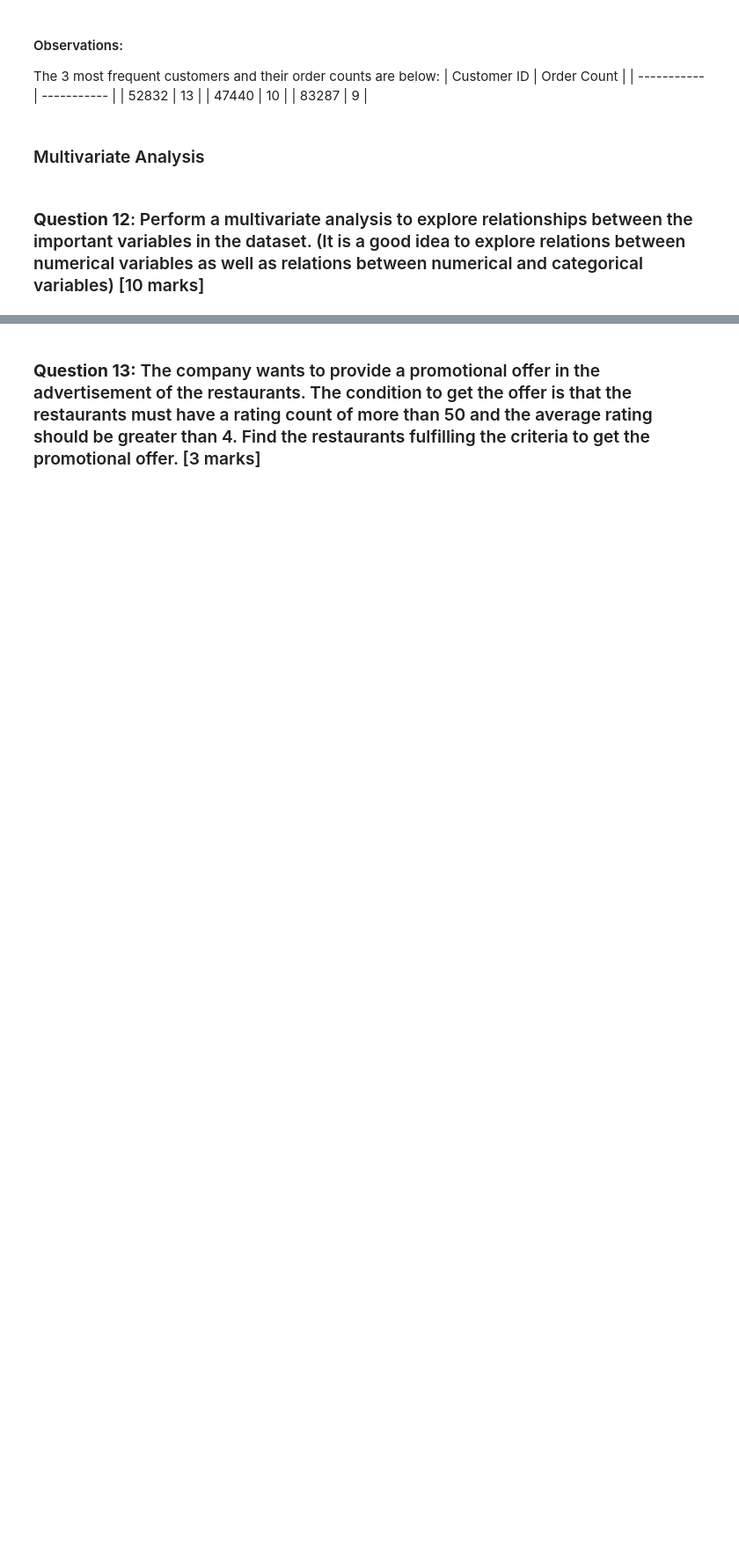
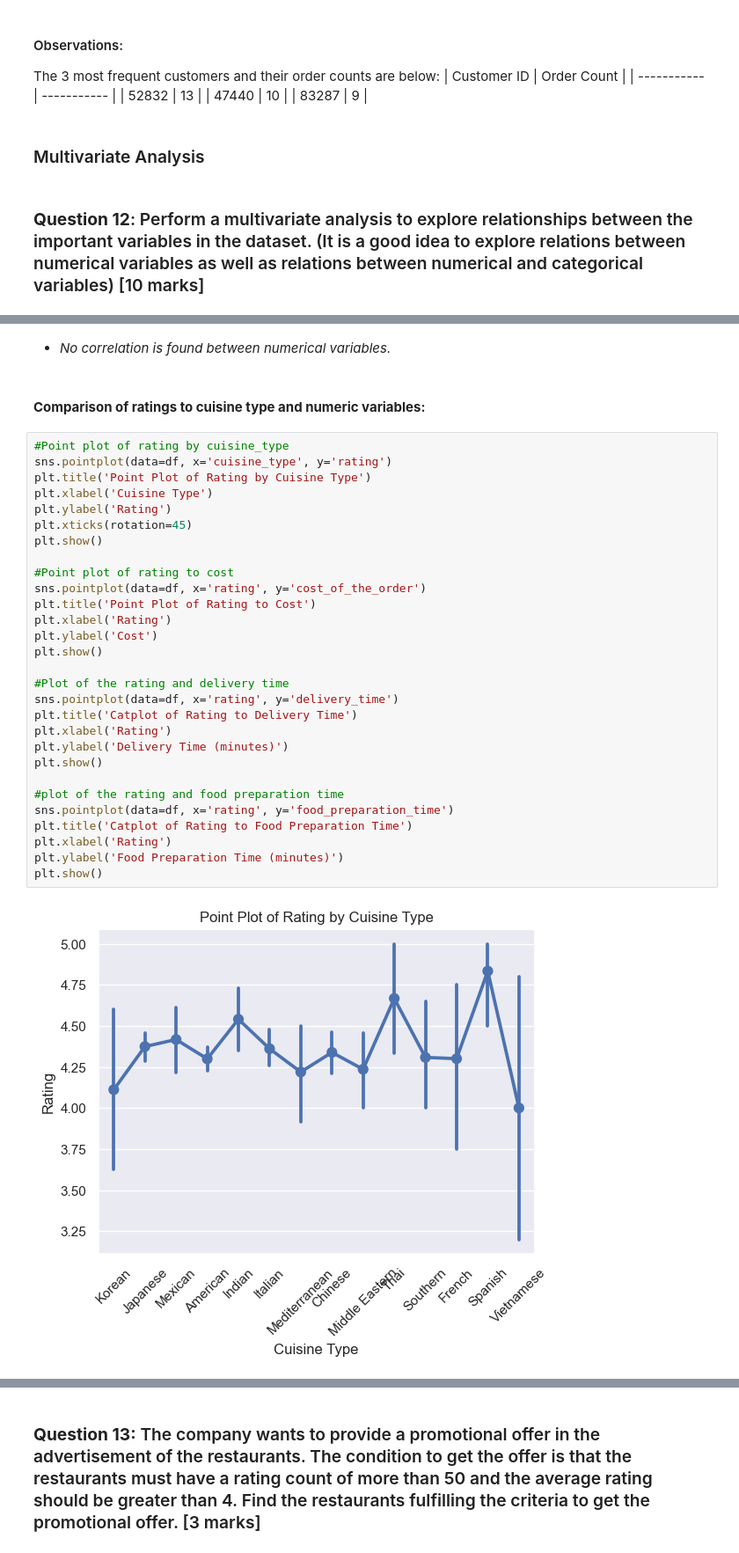
Before and after one commit to jsomerville/PGP-AI-ML-BA-UTA-JS, a Jupyter notebook: Project 1-Python Foundations/PYF_Project_LearnerNotebook_FullCode.ipynb, the cells around one changed output, grey strips where cells are left out. Shown at 88% size. Saved outputs shown, nothing was run; the diff lists cells and outputs as text; blank space fills up the shorter version.

```diff
--- a/Project 1-Python Foundations/PYF_Project_LearnerNotebook_FullCode.ipynb
+++ b/Project 1-Python Foundations/PYF_Project_LearnerNotebook_FullCode.ipynb
@@ -412,0 +417,35 @@ plt.show() """
+# %% [markdown]
+- *No correlation is found between numerical variables.*
+# %% [markdown]
+#### **Comparison of ratings to cuisine type and numeric variables:**
+# %%
+#Point plot of rating by cuisine_type
+sns.pointplot(data=df, x='cuisine_type', y='rating')
+plt.title('Point Plot of Rating by Cuisine Type')
+plt.xlabel('Cuisine Type')
+plt.ylabel('Rating')
+plt.xticks(rotation=45)
+plt.show()
+
+#Point plot of rating to cost
+sns.pointplot(data=df, x='rating', y='cost_of_the_order')
+plt.title('Point Plot of Rating to Cost')
+plt.xlabel('Rating')
+plt.ylabel('Cost')
+plt.show()
+
+#Plot of the rating and delivery time
+sns.pointplot(data=df, x='rating', y='delivery_time')
+plt.title('Catplot of Rating to Delivery Time')
+plt.xlabel('Rating')
+plt.ylabel('Delivery Time (minutes)')
+plt.show()
+
+#plot of the rating and food preparation time
+sns.pointplot(data=df, x='rating', y='food_preparation_time')
+plt.title('Catplot of Rating to Food Preparation Time')
+plt.xlabel('Rating')
+plt.ylabel('Food Preparation Time (minutes)')
+plt.show()
+# %% [output]
+[figure, added]
```
Also changed, not shown: parts of 56 cells of this notebook, 1 other file.
